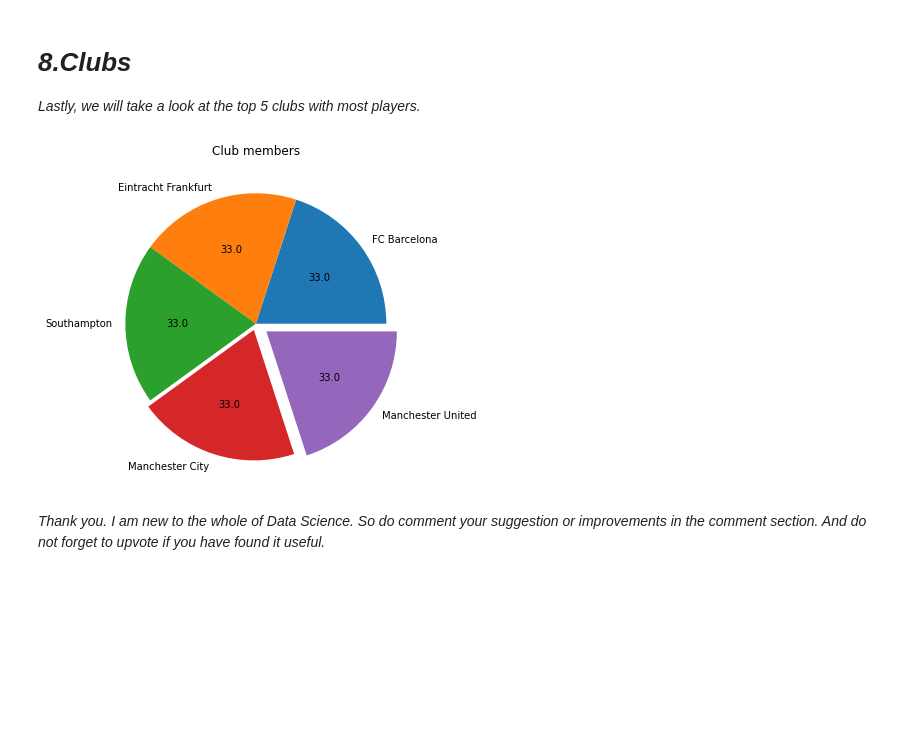
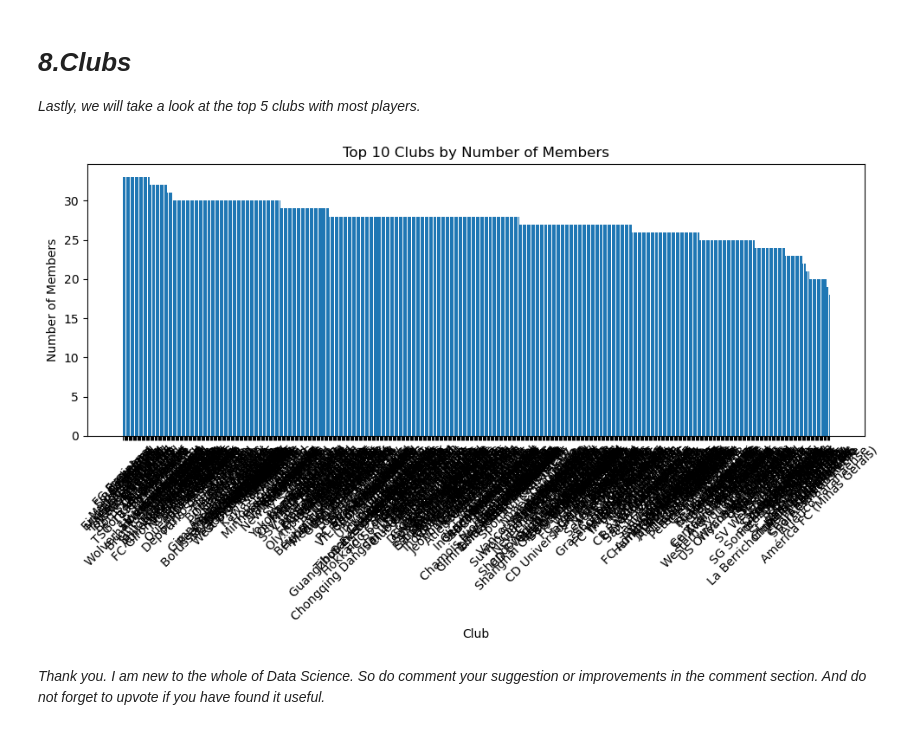
Before and after one commit to malithjd/s14822_Evaluation_Framework, a Jupyter notebook: data/EDA_notebooks/12_Sports.ipynb, the cells around one changed output. Drawn from its saved outputs; the diff is of its cells as text; code cells hidden in the pictures; blank space fills up the shorter version.

```diff
--- a/data/EDA_notebooks/12_Sports.ipynb
+++ b/data/EDA_notebooks/12_Sports.ipynb
@@ -34,7 +32,7 @@ import seaborn as sns
 # %% [markdown]
 # ***3.Read Datasheet***
 # %%
-df=pd.read_csv("../input/fifa19eda/fifa_eda.csv")
+df=pd.read_csv("G:\\Internship\\Surge\\For Evaluation\\Project\\data\\datatables\\12_Sports.csv")
 print(df.shape)
 # %% [output]
 (18207, 18)
@@ -229,15 +227,20 @@ sns.lmplot(x='Value',y='Wage',data=df)
 # ***8.Clubs***
 *Lastly, we will take a look at the top 5 clubs with most players.*
 # %%
-plt.subplots(figsize=(6,6))
-size = df["Club"].value_counts().sort_values(ascending = False).head(5)
-def value(val):
-               x = np.round(val/100.*size.sum())
-               return x
-plt.pie(size, labels = size.index, autopct = value, explode=[0,0,0,0.05,0.1])
-plt.title("Club members")
+# Get the top 10 clubs based on value counts
+top_clubs = df["Club"].value_counts().sort_values(ascending=False)
+
+# Create the bar chart
+plt.figure(figsize=(10, 6))
+plt.bar(top_clubs.index, top_clubs.values)
+
+plt.xlabel('Club')
+plt.ylabel('Number of Members')
+plt.title('Top 10 Clubs by Number of Members')
+plt.xticks(rotation=45)  # Rotate the club names for better visibility
+plt.tight_layout()  # Adjust layout to not cut off labels
 plt.show()
 # %% [output]
-[figure, old version]
+[figure, new version]
 # %% [markdown]
 *Thank you. I am new to the whole of Data Science. So do comment your suggestion or improvements in the comment section. And do not forget to upvote if you have found it useful.*
```
Also changed, not shown: parts of 1 cell of this notebook, 12 other files.
